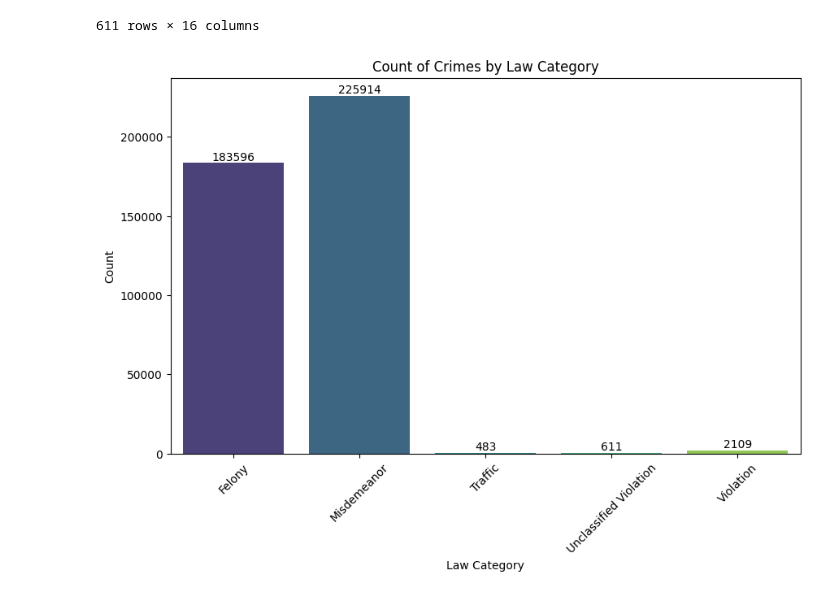
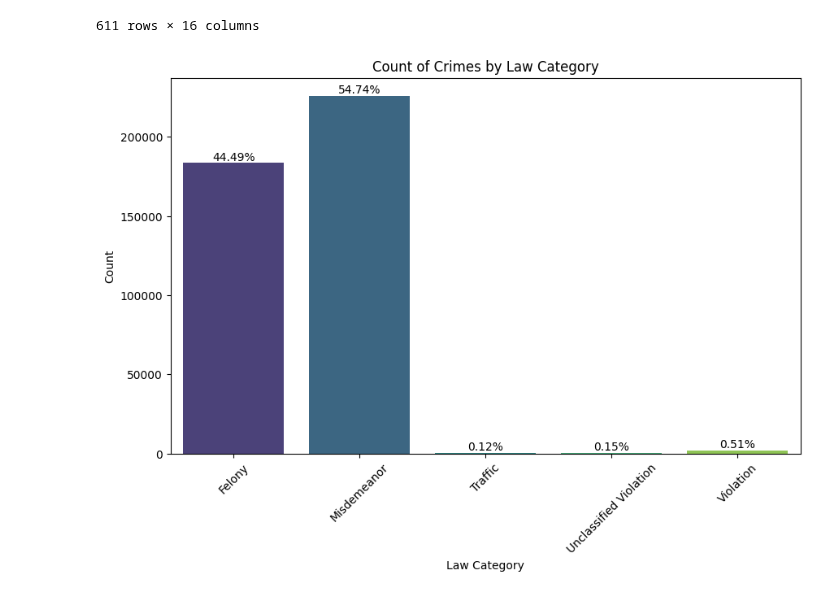
Before and after one commit to CarlosGG18/NYPD-Arrest-Analysis, a Jupyter notebook: EDA.ipynb, the cells around one changed output. Saved outputs shown, nothing was run; the diff lists cells and outputs as text; code cells hidden in the pictures.

```diff
--- a/EDA.ipynb
+++ b/EDA.ipynb
@@ -65,7 +65,8 @@ df['LAW_CAT_CD'].unique()
 Categories (5, object): ['Felony', 'Misdemeanor', 'Traffic', 'Violation', 'Unclassified Violation']
 # %%
 agg_df = filtered_df.groupby(['ARREST_MONTH', 'LAW_CAT_CD']).size().reset_index(name='count')
-law_cat_order = ['Felony', 'Misdemeanor', 'Traffic', 'Unclassified Violation', 'Violation']plt.figure(figsize=(10, 6))
+law_cat_order = ['Felony', 'Misdemeanor', 'Traffic', 'Unclassified Violation', 'Violation']
+plt.figure(figsize=(10, 6))
 sns.lineplot(data=agg_df, x='ARREST_MONTH', y='count', hue='LAW_CAT_CD', hue_order=law_cat_order, marker='o')
 plt.title('Trend of Arrests by Month and Law Category')
 plt.xlabel('Month')
@@ -79,7 +80,7 @@ for month in months_of_interest:
     subset_df = agg_df[agg_df['ARREST_MONTH'] == month]
     for _, row in subset_df.iterrows():
         percentage = (row['count'] / total_count) * 100
-        plt.text(row['ARREST_MONTH'], row['count'], f'{percentage:.2f}%', ha='center', va='bottom', fontsize=8)
+        plt.text(row['ARREST_MONTH'], row['count'], f'{percentage:.2f}%', ha='center', va='top', fontsize=9)
 
 plt.grid(True, linestyle='--', alpha=0.7)
 plt.tight_layout()
@@ -105,15 +106,17 @@ df.loc[df['LAW_CAT_CD'] == 'Unclassified Violation']
 # %%
 plt.figure(figsize=(10, 6))
 ax = sns.countplot(data=df, x='LAW_CAT_CD', order=law_cat_order, palette='viridis')
+total_count = df.shape[0]
 for p in ax.patches:
-    ax.annotate(f'{int(p.get_height())}', (p.get_x() + p.get_width() / 2., p.get_height()),
+    percentage = (p.get_height() / total_count) * 100
+    ax.annotate(f'{percentage:.2f}%', (p.get_x() + p.get_width() / 2., p.get_height()),
                 ha='center', va='center', fontsize=10, color='black', xytext=(0, 5),
                 textcoords='offset points')
 
 plt.title('Count of Crimes by Law Category')
 plt.xlabel('Law Category')
 plt.ylabel('Count')
 plt.xticks(rotation=45)
 plt.show()
 # %% [output]
-[figure, old version]
+[figure, new version]
```
Also changed, not shown: parts of 3 cells of this notebook, 1 other file.
